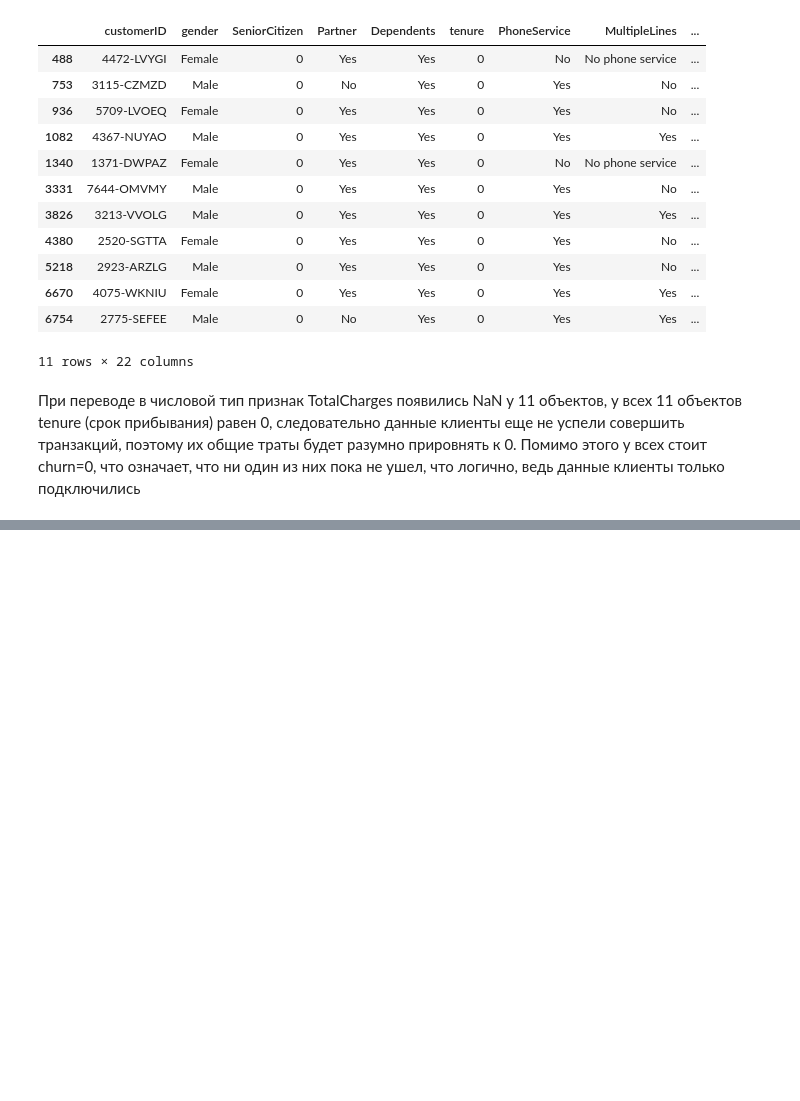
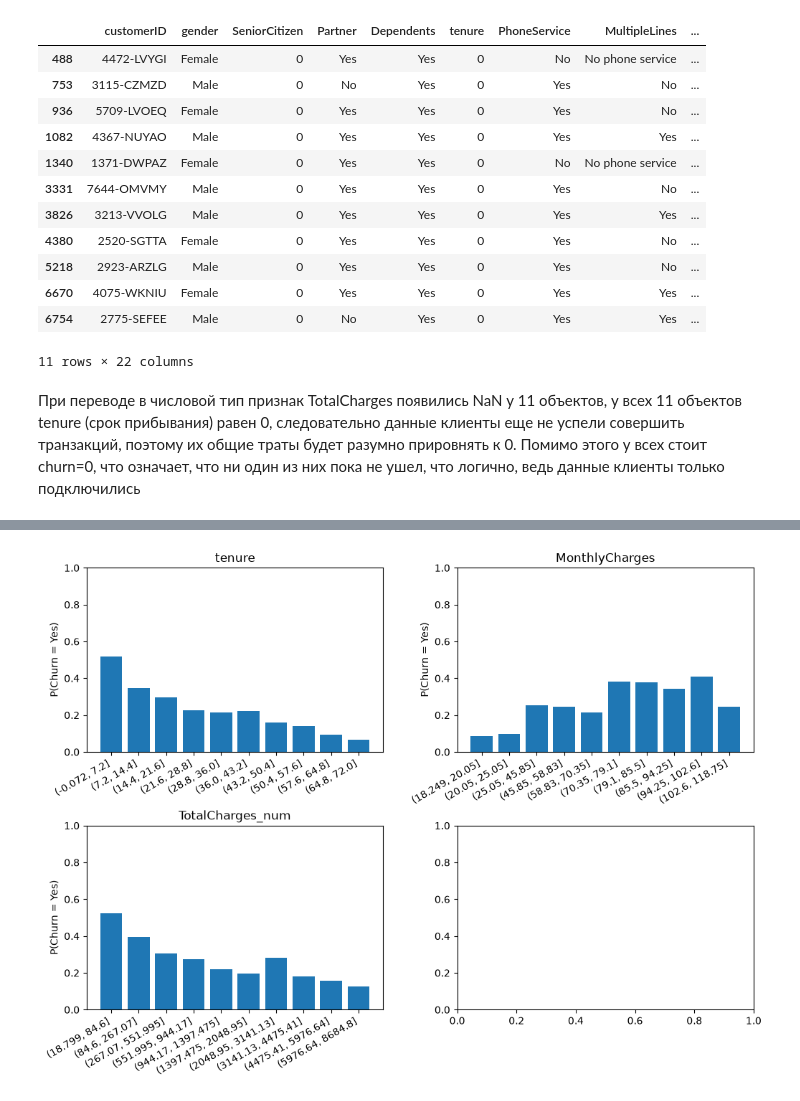
Before and after one commit to CondoR-R/telco-churn-project, a Jupyter notebook: notebooks/01_eda.ipynb, the cells around one changed output, grey strips where cells are left out. Cells and saved outputs as stored; diff of their text form; code cells hidden in the pictures; blank space fills up the shorter version.

```diff
--- a/notebooks/01_eda.ipynb
+++ b/notebooks/01_eda.ipynb
@@ -102,0 +172,25 @@ dtype: int64
+# %%
+df['churn_num'] = (df['Churn'] == 'Yes').astype(int)
+
+specs = {
+    'tenure':            pd.cut(df['tenure'], bins=10),
+    'MonthlyCharges':    pd.qcut(df['MonthlyCharges'], q=10),
+    'TotalCharges_num':  pd.qcut(df['TotalCharges_num'], q=10),
+}
+
+_, axes = plt.subplots(2, 2, figsize=(12, 8))
+plt.subplots_adjust(wspace=0.25, hspace=0.4)
+
+for ax, (feature, binning) in zip(axes.ravel(), specs.items()):
+    grouped = df.groupby(binning, observed=True)['churn_num'].mean()
+
+    ax.set_title(feature)
+    ax.bar(range(len(grouped)), grouped.values)
+    ax.set_xticks(range(len(grouped)))
+    ax.set_xticklabels([str(x) for x in grouped.index],
+                       rotation=30, ha='right')
+    ax.set_ylabel('P(Churn = Yes)')
+    ax.set_ylim(0, 1)
+plt.show()
+# %% [output]
+[figure, added]
```
Also changed, not shown: parts of 42 cells of this notebook.
